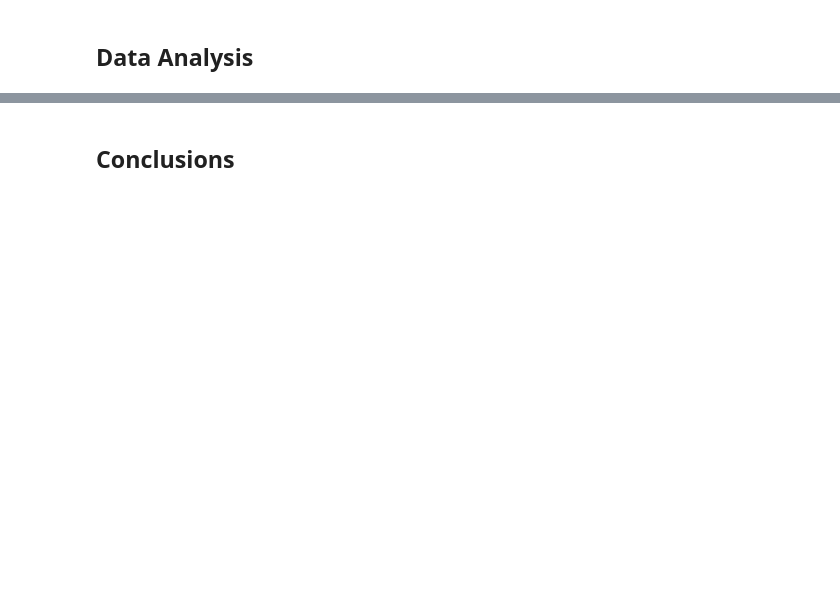
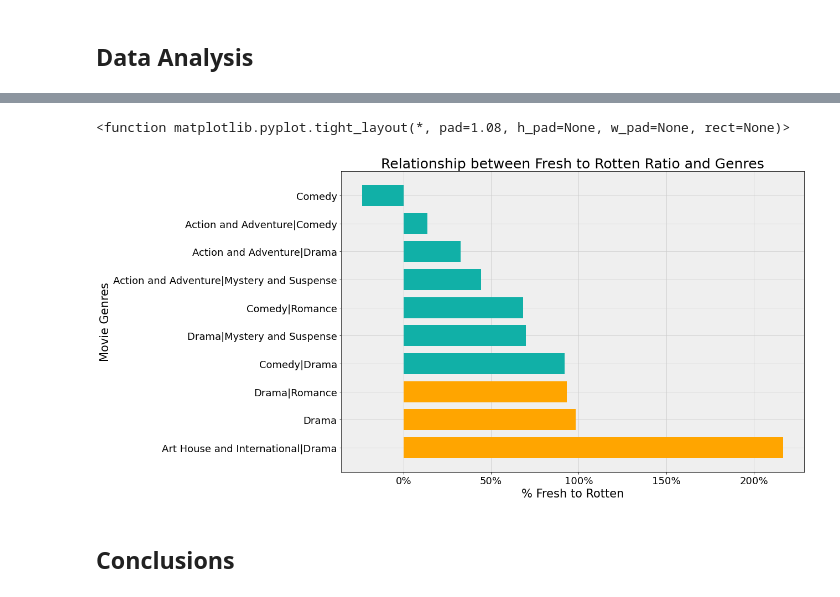
Before and after one commit to kmatk/Movie_Studio_P1_Project, a Jupyter notebook: Movie_Studio_Recommendations.ipynb, the cells around one changed output, grey strips where cells are left out. Drawn from its saved outputs; the diff is of its cells as text; code cells hidden in the pictures; blank space fills up the shorter version.

Commit message:
Committing notebook with final graphs

```diff
--- a/Movie_Studio_Recommendations.ipynb
+++ b/Movie_Studio_Recommendations.ipynb
@@ -596,25 +812,29 @@ plt.tight_layout
 # %%
 #Plot
 import matplotlib.ticker as mtick
 fig, ax = plt.subplots(figsize=(15,10))
 small_size, medium_size, large_size, xlarge_size = 14, 18, 21, 25
 plt.rc('font', size=small_size)
 plt.rc('axes', titlesize=xlarge_size)
 plt.rc('axes', labelsize=large_size)
 plt.rc('xtick', labelsize=medium_size)
 plt.rc('ytick', labelsize=medium_size)
 plt.grid(color="#cccccc")
 ax.set_axisbelow(True)
 ax.set_facecolor("#efefef")
 colors = ["orange" if i == "Drama" or i =="Art House and International|Drama" or i == "Drama|Romance"else "#11b0a7" for i in for_Rt_genre_cutoff['genre'].head(10)]
 
-ax.bar(x=for_Rt_genre_cutoff['genre'].head(10),height=for_Rt_genre_cutoff['fresh_ratio_%'].head(10),color=colors)
-plt.gca().yaxis.set_major_formatter(mtick.PercentFormatter(xmax=1.0))
-ax.set_xticklabels(labels=for_Rt_genre_cutoff['genre'].head(10), rotation=80)
-ax.set_xlabel('Movie Genres')
-ax.set_ylabel('% Fresh to Rotten')
+# ax.bar(x=for_Rt_genre_cutoff['genre'].head(10),height=for_Rt_genre_cutoff['fresh_ratio_%'].head(10),color=colors)
+ax.barh(for_Rt_genre_cutoff['genre'].head(10), height=0.75, width=for_Rt_genre_cutoff['fresh_ratio_%'].head(10), color=colors)
+plt.gca().xaxis.set_major_formatter(mtick.PercentFormatter(xmax=1.0))
+ax.set_yticklabels(labels=for_Rt_genre_cutoff['genre'].head(10))
+ax.set_ylabel('Movie Genres')
+ax.set_xlabel('% Fresh to Rotten')
 ax.set_title("Relationship between Fresh to Rotten Ratio and Genres")
 plt.tight_layout
-#plt.savefig('Rt_fresh_rot.png', dpi=1000)
+plt.savefig('Rt_fresh_rot.png', dpi=1000)
+# %% [output]
+<function matplotlib.pyplot.tight_layout(*, pad=1.08, h_pad=None, w_pad=None, rect=None)>
+[figure, added]
 # %% [markdown]
 <h2> Conclusions
```
Also changed, not shown: parts of 20 cells of this notebook.
